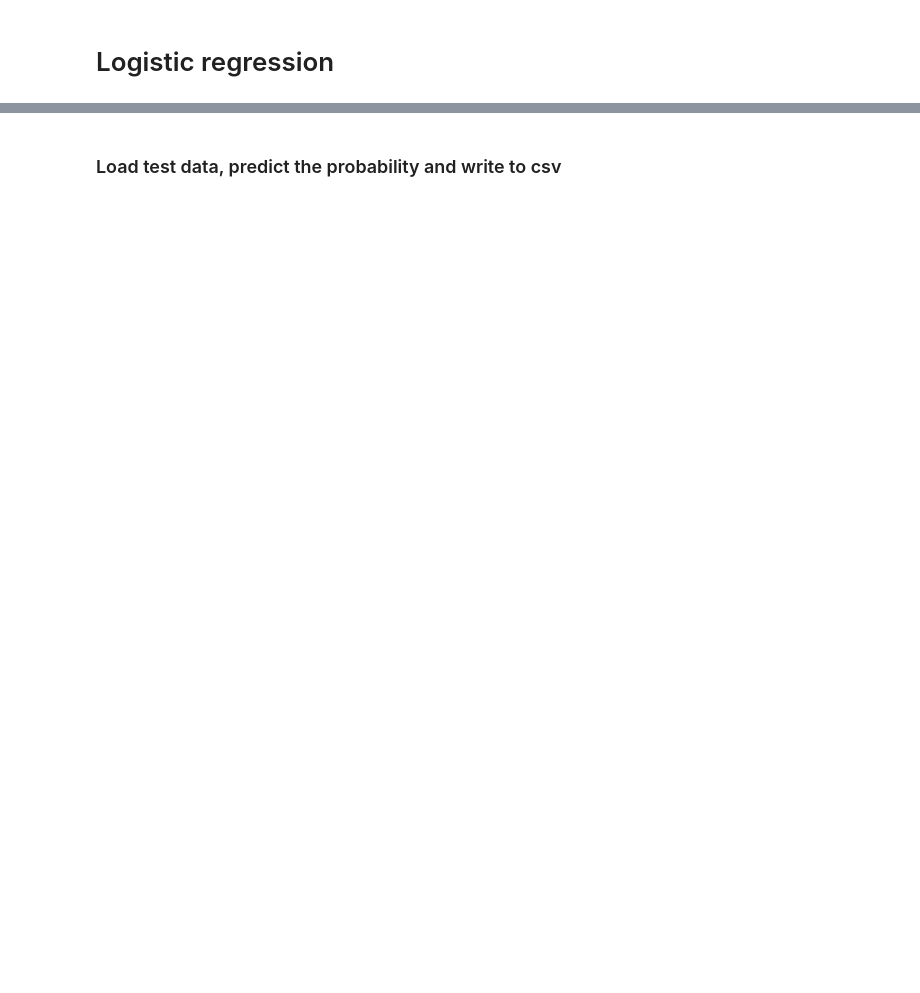
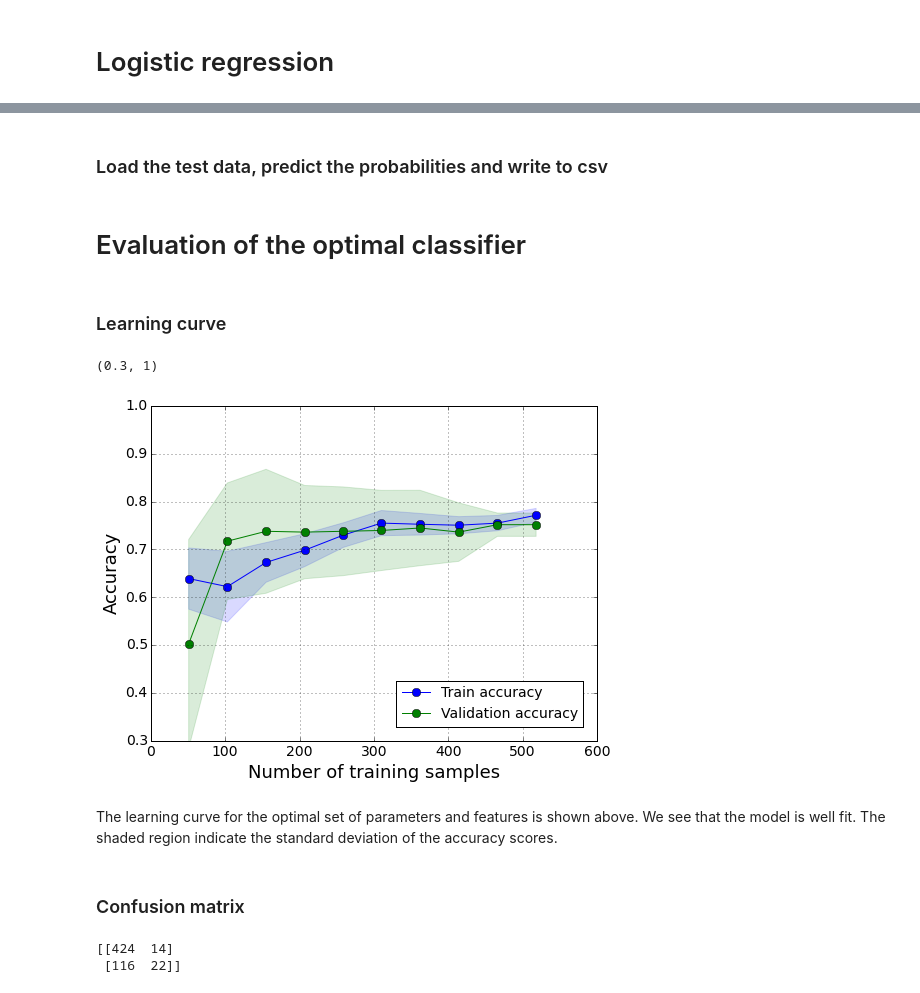
Before and after one commit to jhalverson/data_science, a Jupyter notebook: project_blood_donations/LogisticRegression.ipynb, the cells around one changed output, grey strips where cells are left out. Cells and saved outputs as stored; diff of their text form; code cells hidden in the pictures; blank space fills up the shorter version.

```diff
--- a/project_blood_donations/LogisticRegression.ipynb
+++ b/project_blood_donations/LogisticRegression.ipynb
@@ -13,6 +13,6 @@ from sklearn.cross_validation import StratifiedKFold
 from sklearn.preprocessing import StandardScaler
 stdsc = StandardScaler()
 # %%
-df_train, y_train, ids_train, features_set = load_data(train=True, engineering=True, standardizer=stdsc)
+df_train, y_train, ids_train, features_set = load_data(train=True, engineering=True, standardizer=None)
 # %%
 StatifiedCV = StratifiedKFold(y_train, n_folds=10, shuffle=True)
@@ -19,9 +23,8 @@ StatifiedCV = StratifiedKFold(y_train, n_folds=10, shuffle=True)
 # %%
 scores = []
-lg = LogisticRegression()
+clf = LogisticRegression()
 param_grid = dict(C=np.logspace(-3, 3, base=10, num=20), penalty=['l1', 'l2'])
 for i, features in enumerate(features_set):
-    grid = GridSearchCV(lg, param_grid, cv=StatifiedCV, scoring='log_loss')
-    grid.fit(df_train[features].values, y_train)
+    grid = GridSearchCV(clf, param_grid, cv=StatifiedCV, scoring='log_loss')
+    grid.fit(X=df_train[features].values, y=y_train)
     scores.append((-grid.best_score_, i, grid.best_params_))
-    print i, grid.best_score_, grid.best_params_, len(features)
@@ -49,5 +34,10 @@ for i, features in enumerate(features_set):
 scores.sort()
 optimal_features = features_set[scores[0][1]]
 optimal_params = scores[0][2]
-clf = lg.set_params(**optimal_params).fit(df_train[optimal_features].values, y_train)
+X_train = df_train[optimal_features].values
+optimal_clf = clf.set_params(**optimal_params).fit(X_train, y_train)
+print 'Optimal score: %.2f' % scores[0][0]
+print 'Optimal features: ', optimal_features
+print 'Optimal parameters: ', optimal_params
+print 'Optimal coefficients: ', optimal_clf.coef_
 # %% [output]
@@ -64,3 +48,3 @@ print sorted(scores)
 # %% [markdown]
-### Load test data, predict the probability and write to csv
+### Load the test data, predict the probabilities and write to csv
 # %%
@@ -71,2 +55,46 @@ y_pred_prob = clf.predict_proba(X_test)[:,1]
 df_out = pd.DataFrame({'':ids_test, 'Made Donation in March 2007':y_pred_prob})
 df_out.to_csv('logistic_regression.csv', index=False, header=True)
+# %% [markdown]
+# Evaluation of the optimal classifier
+# %% [markdown]
+### Learning curve
+# %%
+import matplotlib.pyplot as plt
+%matplotlib inline
+plt.style.use('halverson')
+
+from sklearn.learning_curve import learning_curve
+
+train_sizes, train_scores, test_scores = learning_curve(optimal_clf, X_train, y_train, train_sizes=np.linspace(0.1, 1, 10), cv=10)
+train_mean = np.mean(train_scores, axis=1)
+train_std = np.std(train_scores, axis=1)
+test_mean = np.mean(test_scores, axis=1)
+test_std = np.std(test_scores, axis=1)
+
+plt.plot(train_sizes, train_mean, color='b', marker='o', label='Train accuracy')
+plt.fill_between(train_sizes, train_mean + train_std, train_mean - train_std, alpha=0.15, color='b')
+plt.plot(train_sizes, test_mean, color='g', marker='o', label='Validation accuracy')
+plt.fill_between(train_sizes, test_mean + test_std, test_mean - test_std, alpha=0.15, color='g')
+
+plt.xlabel('Number of training samples')
+plt.ylabel('Accuracy')
+plt.legend(loc='lower right')
+plt.grid()
+plt.ylim(0.3, 1)
+# %% [output]
+(0.3, 1)
+[figure, added]
+# %% [markdown]
+The learning curve for the optimal set of parameters and features is shown above. We see that the model is well fit. The shaded region indicate the standard deviation of the accuracy scores.
+# %% [markdown]
+### Confusion matrix
+# %%
+from sklearn.cross_validation import cross_val_predict
+from sklearn.metrics import confusion_matrix
+
+y_train_pred_cv = cross_val_predict(optimal_clf, X_train, y_train, cv=StatifiedCV)
+confmat = confusion_matrix(y_true=y_train, y_pred=y_train_pred_cv)
+print confmat
+# %% [output]
+[[424  14]
+ [116  22]]
```
Also changed, not shown: parts of 15 cells of this notebook.
